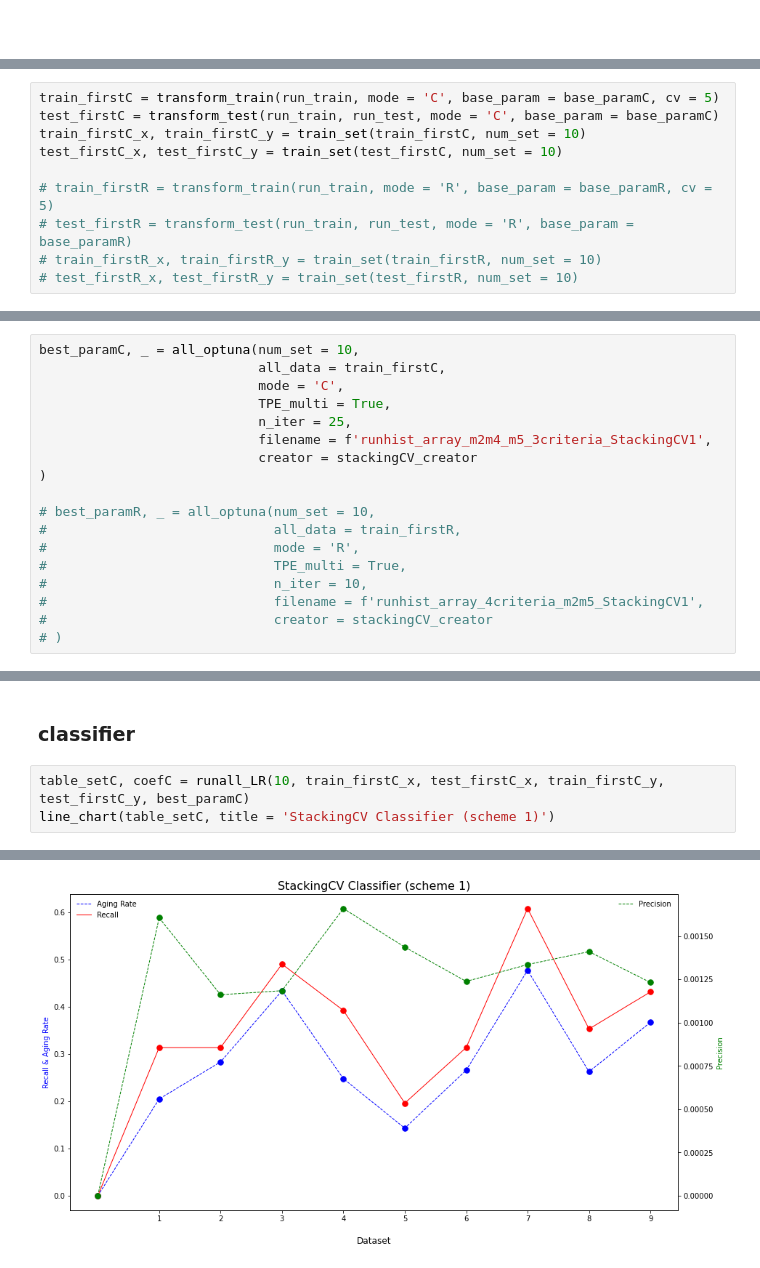
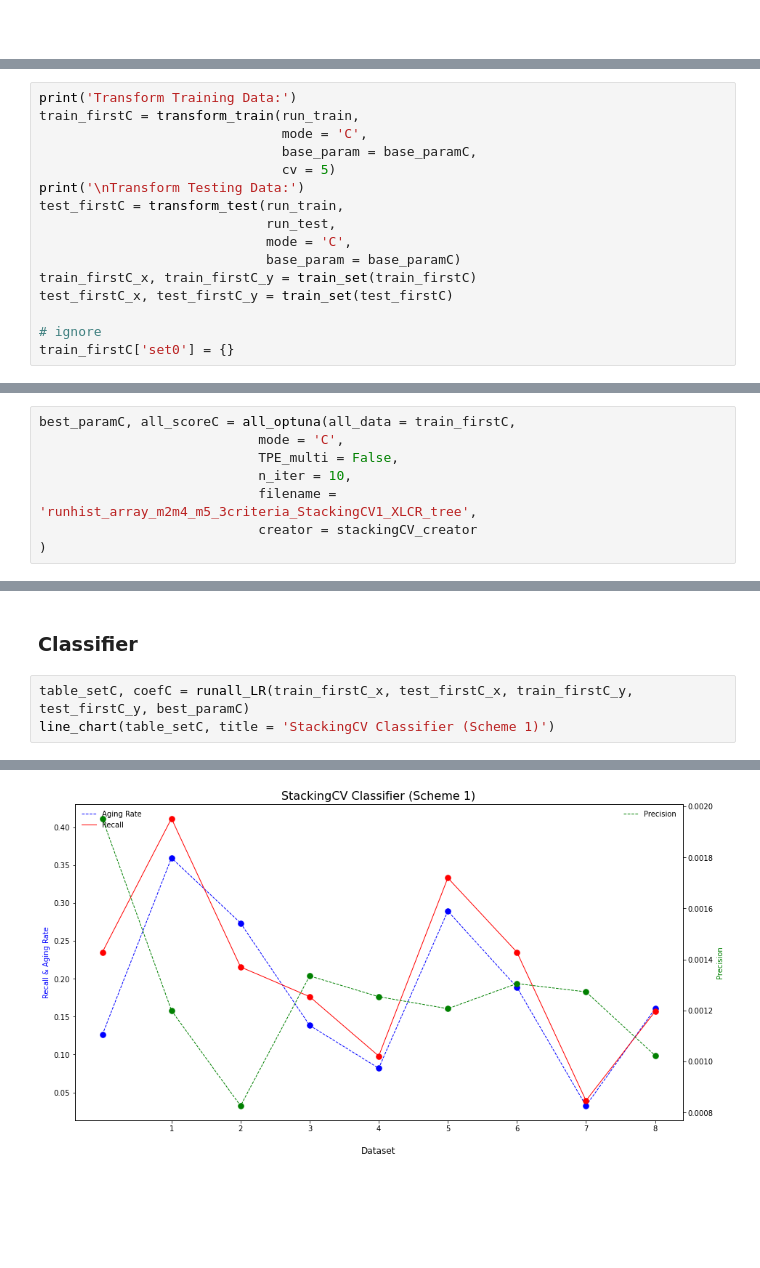
Before and after one commit to ruibone/AUO_aging_test, a Jupyter notebook: AUO aging test/Full_Version_Code/4-3_StackingCV_scheme1.ipynb, the cells around one changed output, grey strips where cells are left out. Saved outputs shown, nothing was run; the diff lists cells and outputs as text; blank space fills up the shorter version.

```diff
--- a/AUO aging test/Full_Version_Code/4-3_StackingCV_scheme1.ipynb
+++ b/AUO aging test/Full_Version_Code/4-3_StackingCV_scheme1.ipynb
@@ -409,11 +416,17 @@ base_paramC = load_hyper(**hyper_info, mode = 'C')
 # %%
-train_firstC = transform_train(run_train, mode = 'C', base_param = base_paramC, cv = 5)
-test_firstC = transform_test(run_train, run_test, mode = 'C', base_param = base_paramC)
-train_firstC_x, train_firstC_y = train_set(train_firstC, num_set = 10)
-test_firstC_x, test_firstC_y = train_set(test_firstC, num_set = 10)
+print('Transform Training Data:')
+train_firstC = transform_train(run_train,
+                               mode = 'C',
+                               base_param = base_paramC,
+                               cv = 5)
+print('\nTransform Testing Data:')
+test_firstC = transform_test(run_train,
+                             run_test,
+                             mode = 'C',
+                             base_param = base_paramC)
+train_firstC_x, train_firstC_y = train_set(train_firstC)
+test_firstC_x, test_firstC_y = train_set(test_firstC)
 
-# train_firstR = transform_train(run_train, mode = 'R', base_param = base_paramR, cv = 5)
-# test_firstR = transform_test(run_train, run_test, mode = 'R', base_param = base_paramR)
-# train_firstR_x, train_firstR_y = train_set(train_firstR, num_set = 10)
-# test_firstR_x, test_firstR_y = train_set(test_firstR, num_set = 10)
+# ignore
+train_firstC['set0'] = {}
 # %% [output]
@@ -549,19 +608,9 @@ The use of label encoder in XGBClassifier is deprecated and will be removed in a
 # %%
-best_paramC, _ = all_optuna(num_set = 10,
-                            all_data = train_firstC,
+best_paramC, all_scoreC = all_optuna(all_data = train_firstC,
                             mode = 'C',
-                            TPE_multi = True,
-                            n_iter = 25,
-                            filename = f'runhist_array_m2m4_m5_3criteria_StackingCV1',
+                            TPE_multi = False,
+                            n_iter = 10,
+                            filename = 'runhist_array_m2m4_m5_3criteria_StackingCV1_XLCR_tree',
                             creator = stackingCV_creator
 )
-
-# best_paramR, _ = all_optuna(num_set = 10,
-#                             all_data = train_firstR,
-#                             mode = 'R',
-#                             TPE_multi = True,
-#                             n_iter = 10,
-#                             filename = f'runhist_array_4criteria_m2m5_StackingCV1',
-#                             creator = stackingCV_creator
-# )
 # %% [output]
@@ -617,6 +751,6 @@ rank_importance(train_firstC['set7'], mode = 'C')
 # %% [markdown]
-### classifier
+### Classifier
 # %%
-table_setC, coefC = runall_LR(10, train_firstC_x, test_firstC_x, train_firstC_y, test_firstC_y, best_paramC)
-line_chart(table_setC, title = 'StackingCV Classifier (scheme 1)')
+table_setC, coefC = runall_LR(train_firstC_x, test_firstC_x, train_firstC_y, test_firstC_y, best_paramC)
+line_chart(table_setC, title = 'StackingCV Classifier (Scheme 1)')
 # %% [output]
@@ -640,4 +774,4 @@ Aging Rate: 0.3670784599889001
-[figure, old version]
+[figure, new version]
 # %%
 table_setC
 # %% [output]
```
Also changed, not shown: parts of 33 cells of this notebook, 15 other files.
